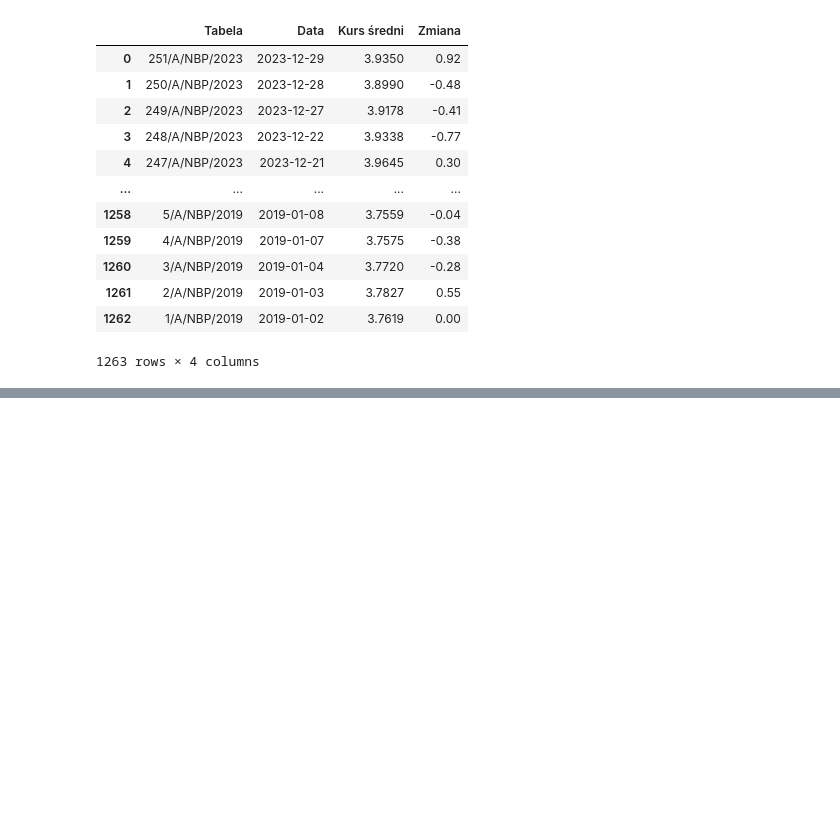
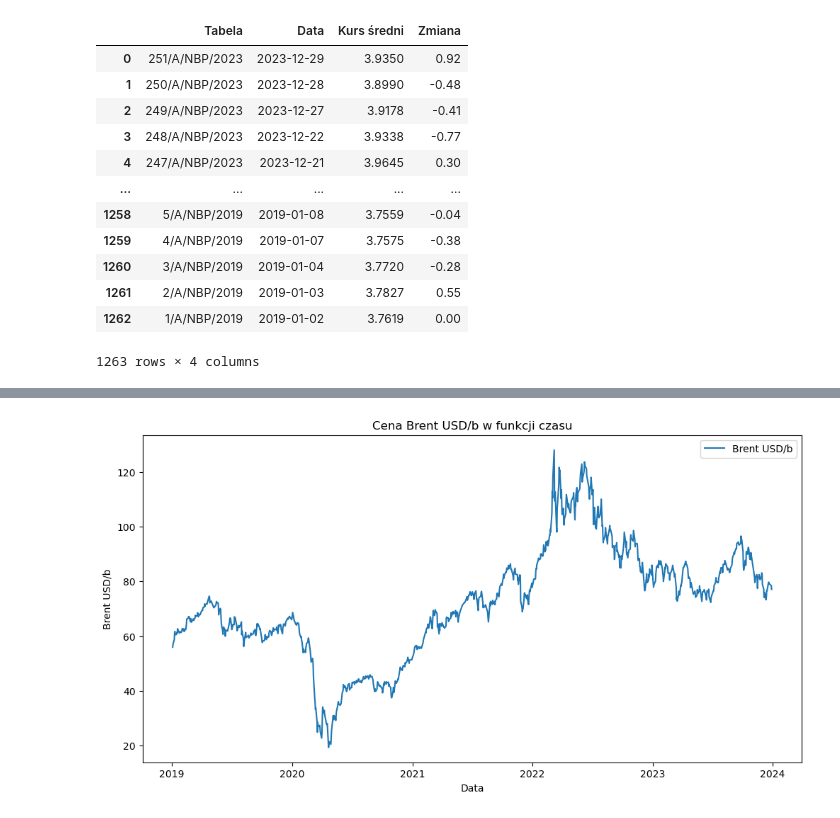
Before and after one commit to mariuszkam4/Orlen_fuel_prices, a Jupyter notebook: Orlen_fuel_prices.ipynb, the cells around one changed output, grey strips where cells are left out. Cells and saved outputs as stored; diff of their text form; code cells hidden in the pictures; blank space fills up the shorter version.

```diff
--- a/Orlen_fuel_prices.ipynb
+++ b/Orlen_fuel_prices.ipynb
@@ -56,0 +117,5 @@ USD
+# %%
+# Połączenie dataFrame'ów
+merged_df = pd.merge(brent, USD, on='Data', how='inner')
+merged_df = pd.merge(merged_df, diesel_prices, left_on='Data', right_on='Data', how='inner')
+merged_df.head()
@@ -56,0 +215,16 @@ USD
+# %%
+# Wykres dla 'Brent USD/b'
+seria = 'Brent USD/b'
+
+plt.figure(figsize=(12, 6))
+plt.plot(merged_df[seria], label=seria)
+
+plt.legend()
+
+plt.title(f'Cena {seria} w funkcji czasu')
+plt.xlabel('Data')
+plt.ylabel(seria)
+
+plt.show()
+# %% [output]
+[figure, added]
```
Also changed, not shown: parts of 13 cells of this notebook.
